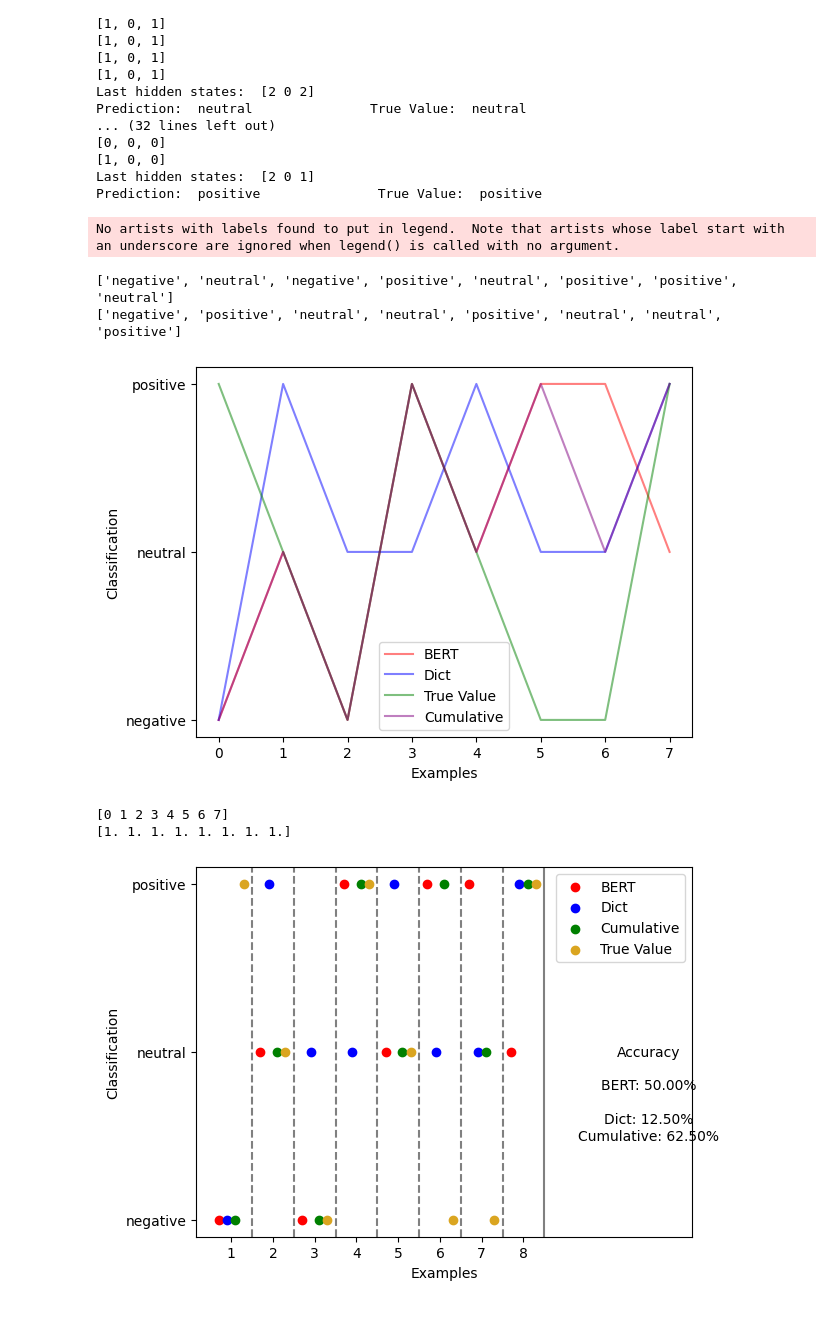
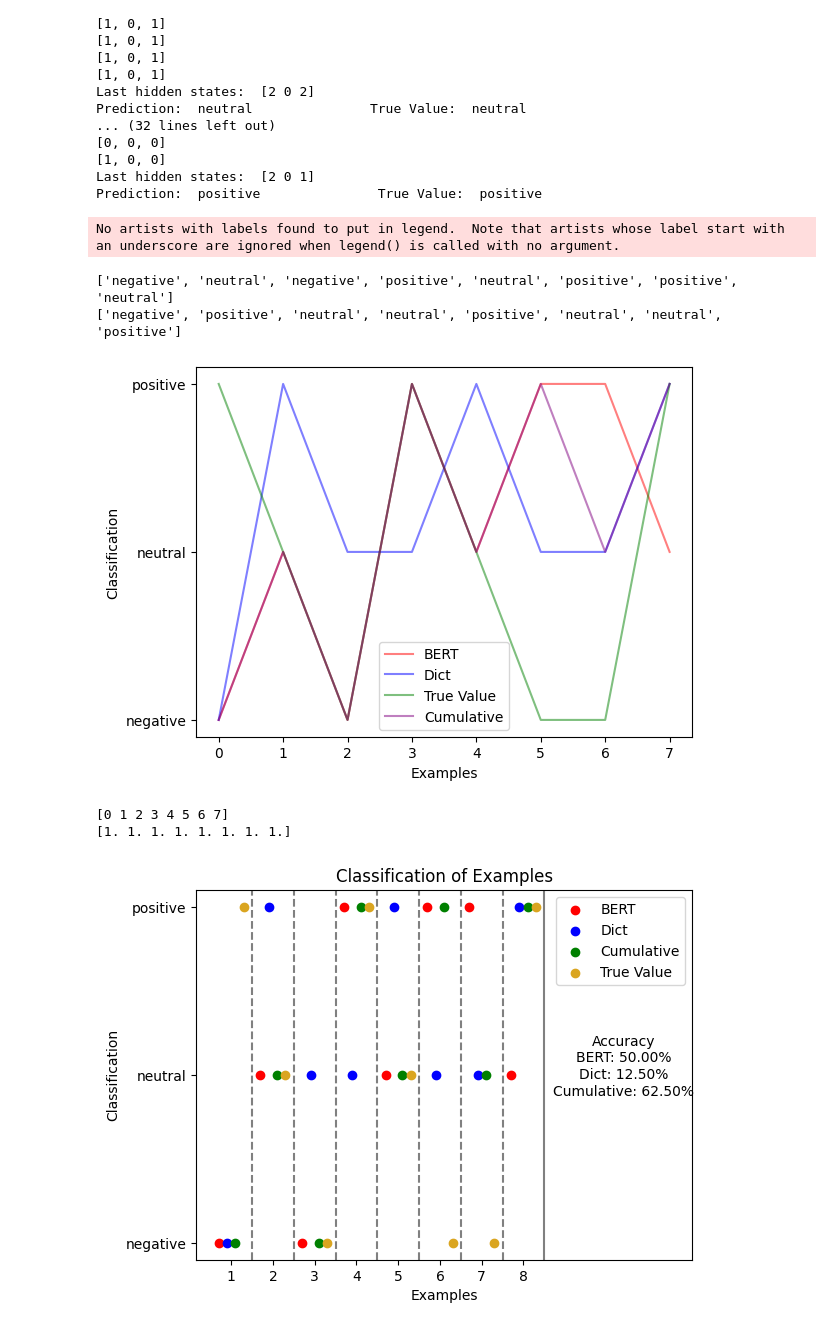
Before and after one commit to LaviniaSD/NPL---SPX, a Jupyter notebook: analise_dicionarios.ipynb, the cells around one changed output. Drawn from its saved outputs; the diff is of its cells as text; code cells hidden in the pictures.

```diff
--- a/analise_dicionarios.ipynb
+++ b/analise_dicionarios.ipynb
@@ -729,38 +729,38 @@ classification_frequency = {}
 for i in range(len(exemplo_labels)):
     if exemplo_labels[i] in classification_frequency:
         classification_frequency[exemplo_labels[i]] += 1
     else:
         classification_frequency[exemplo_labels[i]] = 1
 
 # Set the labels for the x-axis and y-axis
 plt.xlabel('Examples')
 plt.ylabel('Classification')
 plt.xticks(range(8), examples+1)
 
-plt.text(9.5, 1.2, "Accuracy", ha='center', va='center')
+plt.text(9.4, 1.2, "Accuracy", ha='center', va='center')
 
 # Calculate accuracy for BERT
 bert_accuracy = sum([1 for i in range(len(bert_scores)) if bert_scores[i] == exemplo_labels[i]]) / len(bert_scores) * 100
-plt.text(9.5, 1.1, f"BERT: {bert_accuracy:.2f}%", ha='center', va='center')
+plt.text(9.4, 1.1, f"BERT: {bert_accuracy:.2f}%", ha='center', va='center')
 
 # Calculate accuracy for Dict
-dict_accuracy = sum([1 for i in range(len(dict_scores)) if dict_scores[i] == exemplo_labels[i]]) / len(dict_scores) * 9.50
-plt.text(9.5, 1, f"Dict: {dict_accuracy:.2f}%", ha='center', va='center')
+dict_accuracy = sum([1 for i in range(len(dict_scores)) if dict_scores[i] == exemplo_labels[i]]) / len(dict_scores) * 100
+plt.text(9.4, 1, f"Dict: {dict_accuracy:.2f}%", ha='center', va='center')
 
 # Calculate accuracy for Cumulative
-cumulative_accuracy = sum([1 for i in range(len(cumulative_scores)) if cumulative_scores[i] == exemplo_labels[i]]) / len(cumulative_scores) * 9.50
-plt.text(9.5, 0.9, f"Cumulative: {cumulative_accuracy:.2f}%", ha='center', va='center')
+cumulative_accuracy = sum([1 for i in range(len(cumulative_scores)) if cumulative_scores[i] == exemplo_labels[i]]) / len(cumulative_scores) * 100
+plt.text(9.4, 0.9, f"Cumulative: {cumulative_accuracy:.2f}%", ha='center', va='center')
 
-
+plt.title('Classification of Examples')
 plt.legend()
 
 # Show the plot
 plt.show()
 # %% [output]
 No artists with labels found to put in legend.  Note that artists whose label start with an underscore are ignored when legend() is called with no argument.
 ['negative', 'neutral', 'negative', 'positive', 'neutral', 'positive', 'positive', 'neutral']
 ['negative', 'positive', 'neutral', 'neutral', 'positive', 'neutral', 'neutral', 'positive']
 [figure]
 [0 1 2 3 4 5 6 7]
 [1. 1. 1. 1. 1. 1. 1. 1.]
-[figure, old version]
+[figure, new version]
```
